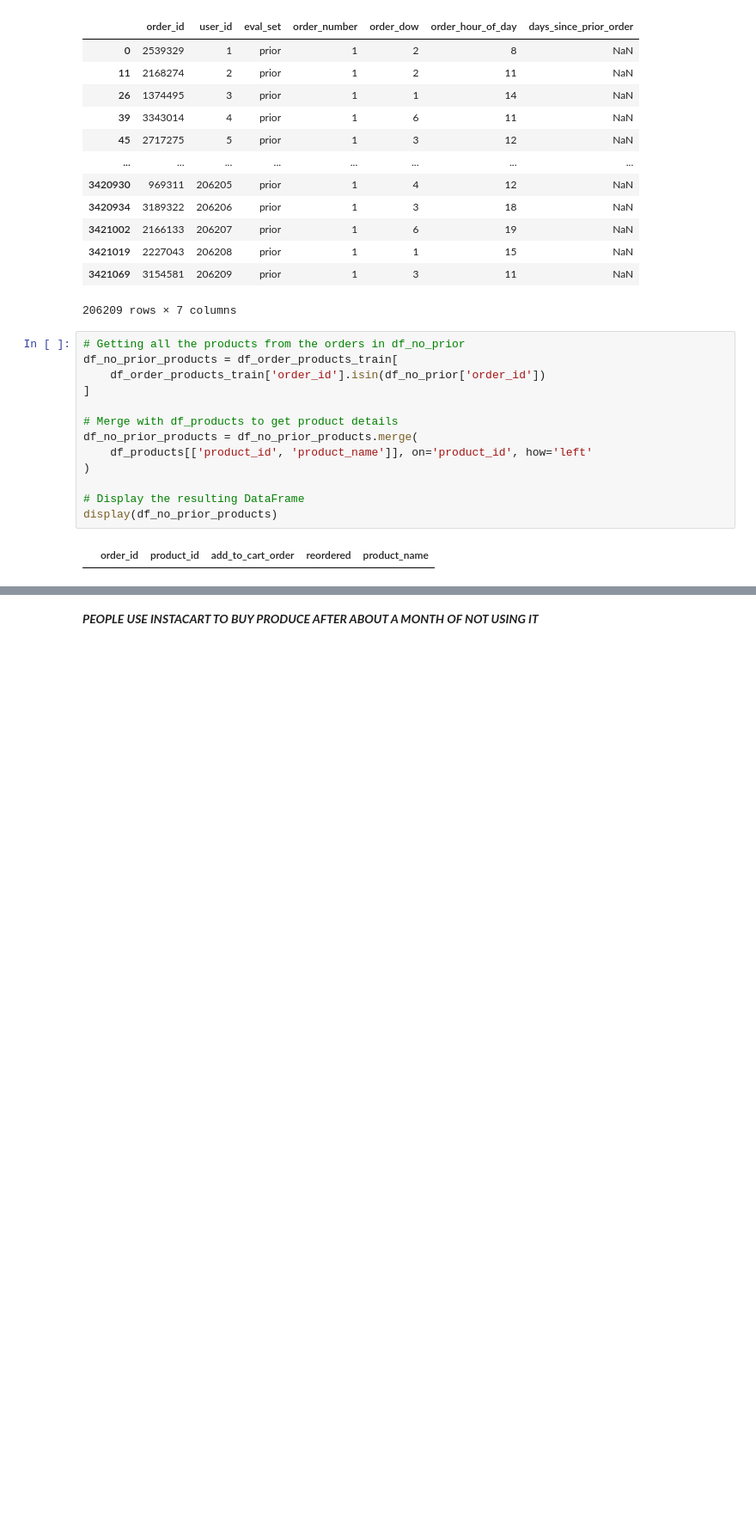
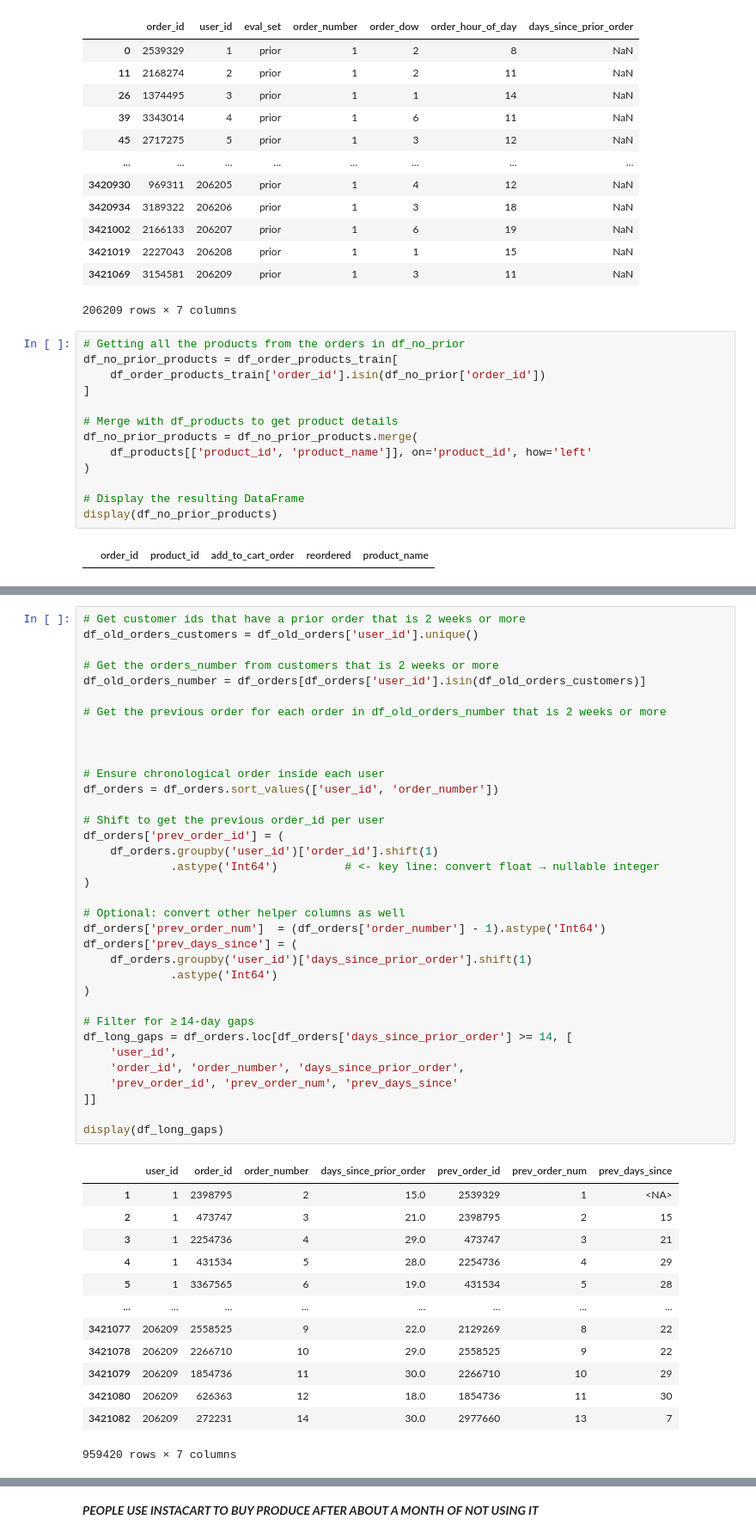
Before and after one commit to PorfirioTavira/comp541Proj, a Jupyter notebook: 541_Project.ipynb, the cells around one changed output, grey strips where cells are left out. Shown at 86% size. Saved outputs shown, nothing was run; the diff lists cells and outputs as text; blank space fills up the shorter version.

```diff
--- a/541_Project.ipynb
+++ b/541_Project.ipynb
@@ -251,0 +180,49 @@ display(df_old_orders)
+# %%
+# Get customer ids that have a prior order that is 2 weeks or more
+df_old_orders_customers = df_old_orders['user_id'].unique()
+
+# Get the orders_number from customers that is 2 weeks or more
+df_old_orders_number = df_orders[df_orders['user_id'].isin(df_old_orders_customers)]
+
+# Get the previous order for each order in df_old_orders_number that is 2 weeks or more
+
+
+
+# Ensure chronological order inside each user
+df_orders = df_orders.sort_values(['user_id', 'order_number'])
+
+# Shift to get the previous order_id per user
+df_orders['prev_order_id'] = (
+    df_orders.groupby('user_id')['order_id'].shift(1)
+             .astype('Int64')          # <- key line: convert float → nullable integer
+)
+
+# Optional: convert other helper columns as well
+df_orders['prev_order_num']  = (df_orders['order_number'] - 1).astype('Int64')
+df_orders['prev_days_since'] = (
+    df_orders.groupby('user_id')['days_since_prior_order'].shift(1)
+             .astype('Int64')
+)
+
+# Filter for ≥ 14‑day gaps
+df_long_gaps = df_orders.loc[df_orders['days_since_prior_order'] >= 14, [
+    'user_id',
+    'order_id', 'order_number', 'days_since_prior_order',
+    'prev_order_id', 'prev_order_num', 'prev_days_since'
+]]
+
+display(df_long_gaps)
+# %% [output]
+|  | user_id | order_id | order_number | days_since_prior_order | prev_order_id | prev_order_num | prev_days_since |
+| 1 | 1 | 2398795 | 2 | 15.0 | 2539329 | 1 | <NA> |
+| 2 | 1 | 473747 | 3 | 21.0 | 2398795 | 2 | 15 |
+| 3 | 1 | 2254736 | 4 | 29.0 | 473747 | 3 | 21 |
+| 4 | 1 | 431534 | 5 | 28.0 | 2254736 | 4 | 29 |
+| 5 | 1 | 3367565 | 6 | 19.0 | 431534 | 5 | 28 |
+| ... | ... | ... | ... | ... | ... | ... | ... |
+| 3421077 | 206209 | 2558525 | 9 | 22.0 | 2129269 | 8 | 22 |
+| 3421078 | 206209 | 2266710 | 10 | 29.0 | 2558525 | 9 | 22 |
+| 3421079 | 206209 | 1854736 | 11 | 30.0 | 2266710 | 10 | 29 |
+| 3421080 | 206209 | 626363 | 12 | 18.0 | 1854736 | 11 | 30 |
+| 3421082 | 206209 | 272231 | 14 | 30.0 | 2977660 | 13 | 7 |
+959420 rows × 7 columns
```
Also changed, not shown: parts of 11 cells of this notebook.
